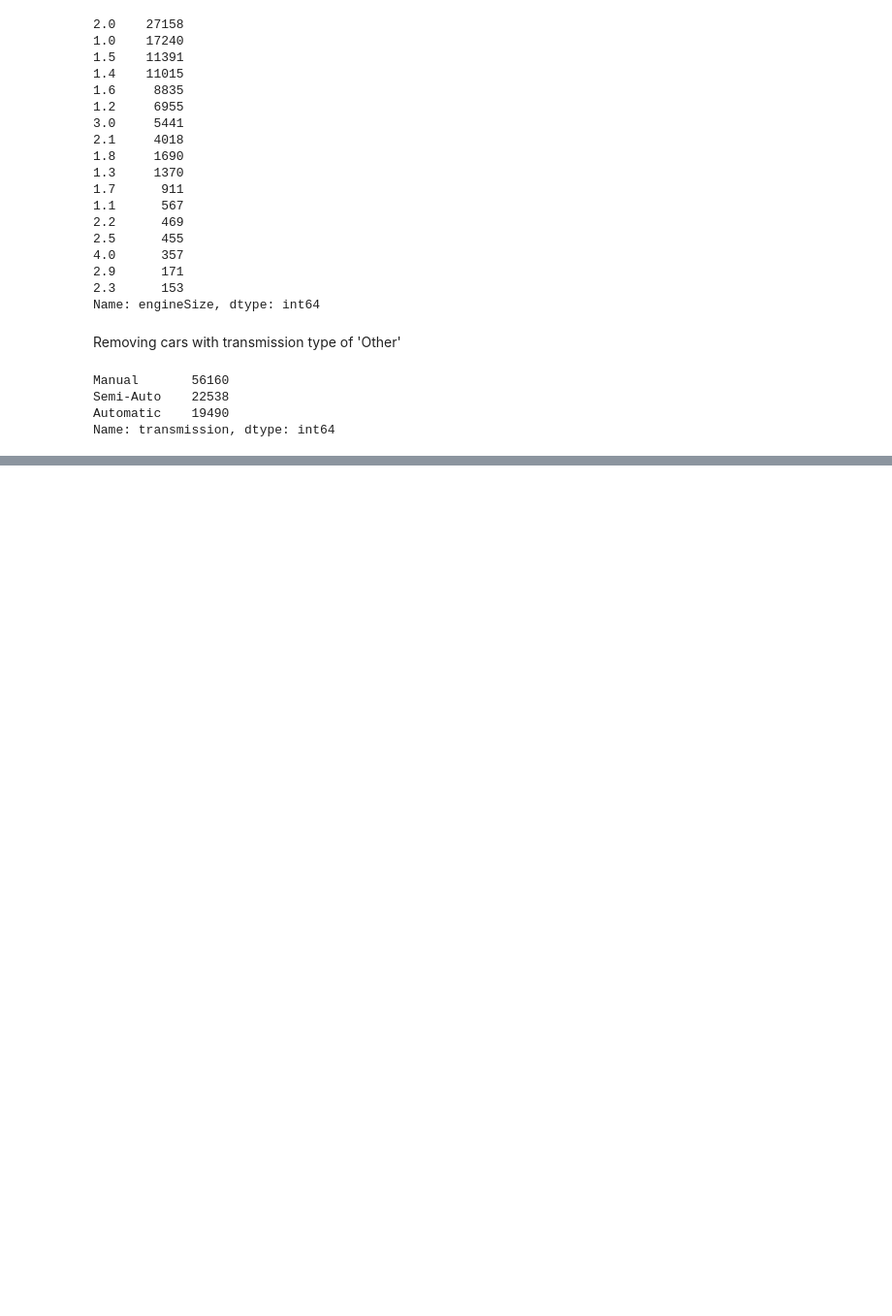
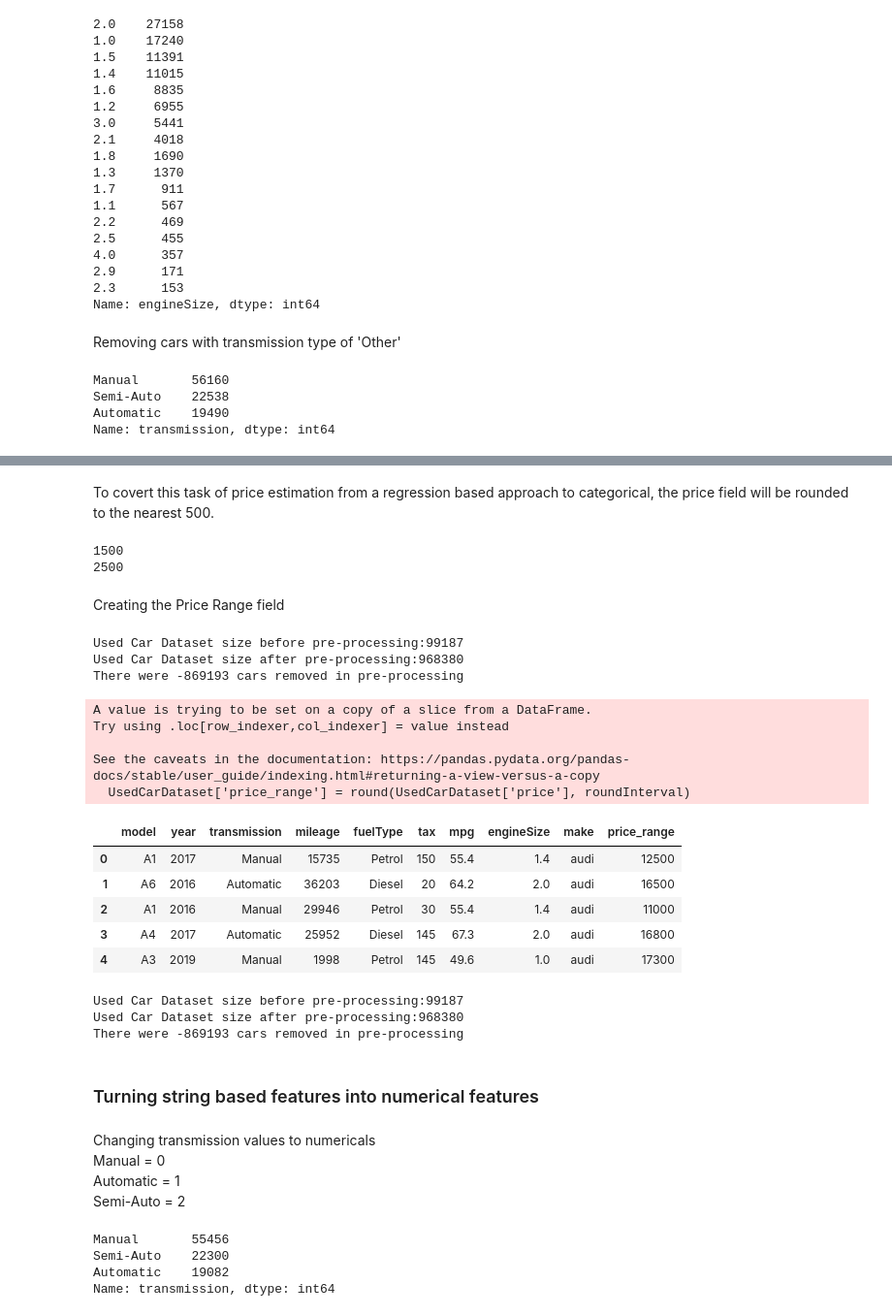
Before and after one commit to ScottGrant528/honours, a Jupyter notebook: HonoursProject.ipynb, the cells around one changed output, grey strips where cells are left out. Shown at 97% size. Saved outputs shown, nothing was run; the diff lists cells and outputs as text; code cells hidden in the pictures; blank space fills up the shorter version.

Commit message:
Finished pre-processing and started tripplet generation

```diff
--- a/HonoursProject.ipynb
+++ b/HonoursProject.ipynb
@@ -376,0 +443,7 @@ Next do some pricing outliers need replaced? check other values for other outlie
+# %%
+modelCount = UsedCarDataset['model'].value_counts()
+lowModelCount = modelCount[modelCount < 10].index
+#lowModelCount.size
+# %%
+UsedCarDataset = UsedCarDataset[~UsedCarDataset['model'].isin(lowModelCount)]
+UsedCarDataset['model'].value_counts()
@@ -376,0 +473,2 @@ Next do some pricing outliers need replaced? check other values for other outlie
+# %% [markdown]
+To covert this task of price estimation from a regression based approach to categorical, the price field will be rounded to the nearest 500.
@@ -376,0 +481,56 @@ Next do some pricing outliers need replaced? check other values for other outlie
+# %%
+#Testing Rounding function
+print(roundToNearest(1749.99, 500))
+print(roundToNearest(2450, 500))
+# %% [output]
+1500
+2500
+# %% [markdown]
+Creating the Price Range field
+# %%
+print(f'Used Car Dataset size before pre-processing:{BeforeSize}')
+print(f'Used Car Dataset size after pre-processing:{UsedCarDataset.size}')
+print(f'There were {BeforeSize - UsedCarDataset.size} cars removed in pre-processing')
+# %% [output]
+Used Car Dataset size before pre-processing:99187
+Used Car Dataset size after pre-processing:968380
+There were -869193 cars removed in pre-processing
+# %%
+roundInterval = 500
+UsedCarDataset['price_range'] = round(UsedCarDataset['price'], roundInterval)
+UsedCarDataset.drop(columns=['price'], inplace=True)
+UsedCarDataset.head()
+# %% [output]
+A value is trying to be set on a copy of a slice from a DataFrame.
+Try using .loc[row_indexer,col_indexer] = value instead
+
+See the caveats in the documentation: https://pandas.pydata.org/pandas-docs/stable/user_guide/indexing.html#returning-a-view-versus-a-copy
+  UsedCarDataset['price_range'] = round(UsedCarDataset['price'], roundInterval)
+|  | model | year | transmission | mileage | fuelType | tax | mpg | engineSize | make | price_range |
+| 0 | A1 | 2017 | Manual | 15735 | Petrol | 150 | 55.4 | 1.4 | audi | 12500 |
+| 1 | A6 | 2016 | Automatic | 36203 | Diesel | 20 | 64.2 | 2.0 | audi | 16500 |
+| 2 | A1 | 2016 | Manual | 29946 | Petrol | 30 | 55.4 | 1.4 | audi | 11000 |
+| 3 | A4 | 2017 | Automatic | 25952 | Diesel | 145 | 67.3 | 2.0 | audi | 16800 |
+| 4 | A3 | 2019 | Manual | 1998 | Petrol | 145 | 49.6 | 1.0 | audi | 17300 |
+# %%
+print(f'Used Car Dataset size before pre-processing:{BeforeSize}')
+print(f'Used Car Dataset size after pre-processing:{UsedCarDataset.size}')
+print(f'There were {BeforeSize - UsedCarDataset.size} cars removed in pre-processing')
+# %% [output]
+Used Car Dataset size before pre-processing:99187
+Used Car Dataset size after pre-processing:968380
+There were -869193 cars removed in pre-processing
+# %% [markdown]
+### Turning string based features into numerical features
+# %% [markdown]
+Changing transmission values to numericals<br>
+Manual = 0 <br>
+Automatic = 1 <br>
+Semi-Auto = 2
+# %%
+UsedCarDataset['transmission'].value_counts()
+# %% [output]
+Manual       55456
+Semi-Auto    22300
+Automatic    19082
+Name: transmission, dtype: int64
```
Also changed, not shown: parts of 64 cells of this notebook, 2 other files.
